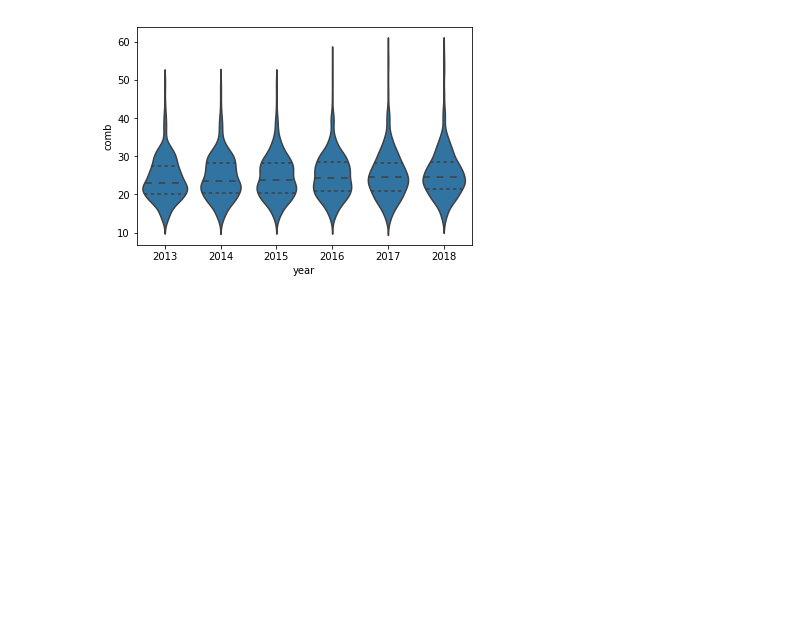
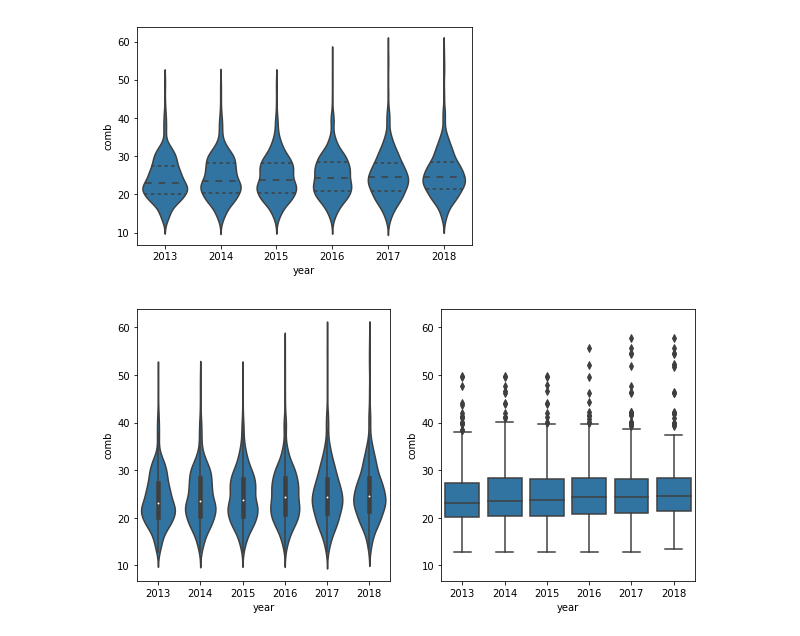
Before and after one commit to abhiksark/Udacity-DataAnalyst-Nanodegree, a Jupyter notebook: Data Viz/Bivariate_Data_Viz.ipynb, the cells around one changed output. Drawn from its saved outputs; the diff is of its cells as text; code cells hidden in the pictures; blank space fills up the shorter version.

```diff
--- a/Data Viz/Bivariate_Data_Viz.ipynb
+++ b/Data Viz/Bivariate_Data_Viz.ipynb
@@ -79,3 +81,17 @@ sb.violinplot(data = df, x = 'year', y = 'comb', color = base_color,
               inner = 'quartile');
 # %% [output]
 [figure]
+# %%
+plt.figure(figsize = [10, 5])
+base_color = sb.color_palette()[0]
+
+# left plot: violin plot
+plt.subplot(1, 2, 1)
+ax1 = sb.violinplot(data = df, x = 'year', y = 'comb', color = base_color)
+
+# right plot: box plot
+plt.subplot(1, 2, 2)
+sb.boxplot(data = df, x = 'year', y = 'comb', color = base_color)
+plt.ylim(ax1.get_ylim());# set y-axis limits to be same as left plot
+# %% [output]
+[figure, added]
```
Also changed, not shown: parts of 7 cells of this notebook, 1 other file.
